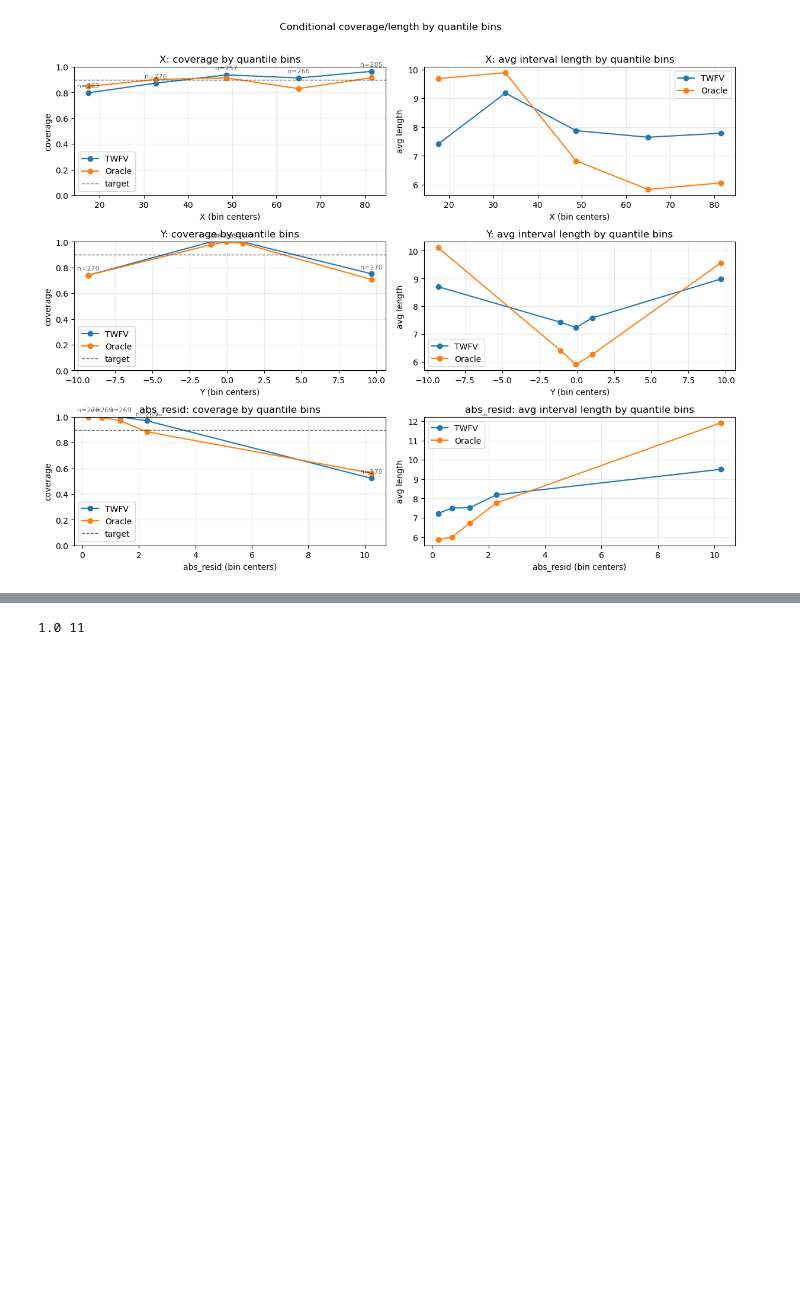
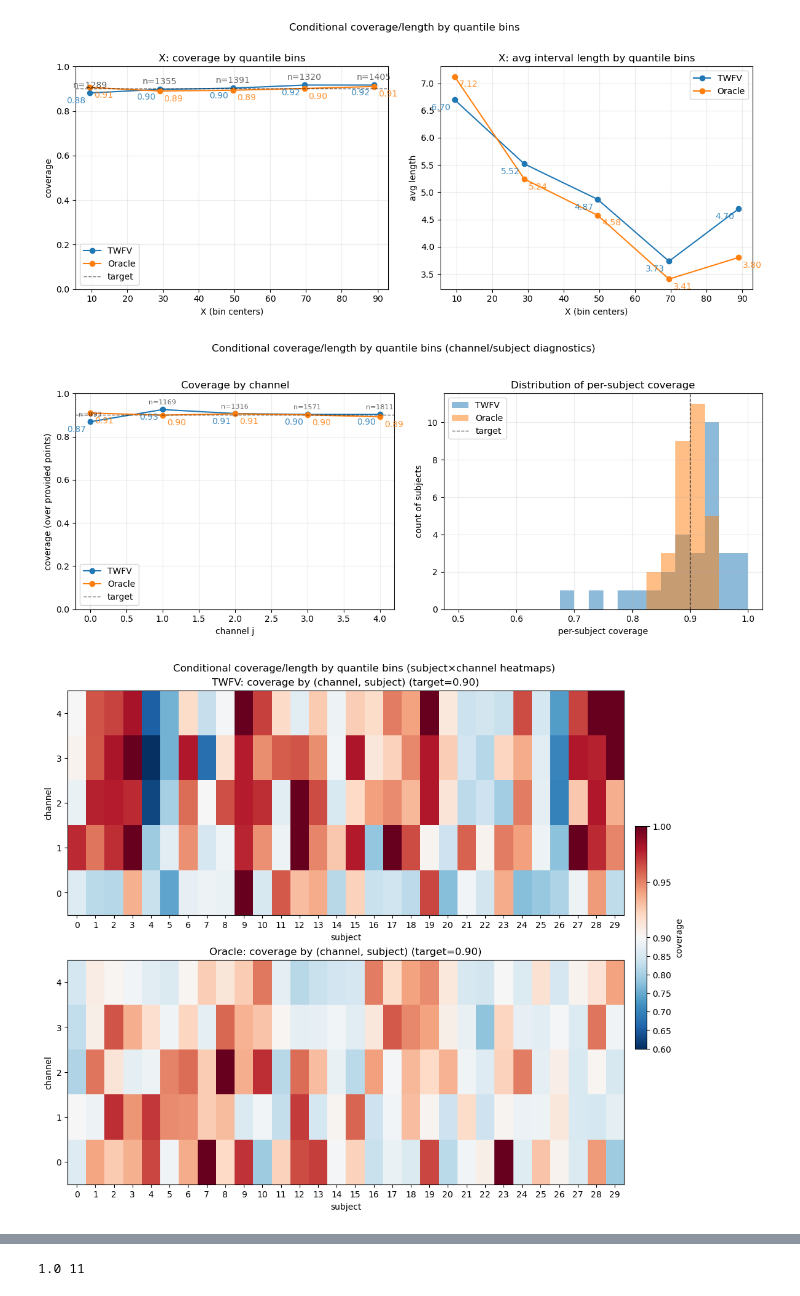
Before and after one commit to shookie13/latent_factor_conformal, a Jupyter notebook: run.ipynb, the cells around one changed output, grey strips where cells are left out. Saved outputs shown, nothing was run; the diff lists cells and outputs as text; code cells hidden in the pictures; blank space fills up the shorter version.

```diff
--- a/run.ipynb
+++ b/run.ipynb
@@ -74,0 +87,2 @@ local_var_Y=local_var_Y_from_info(info)
+# %%
+local_var_Y=local_var_Y_from_info(info,print_i=0,print_t=30)
@@ -320,8 +380,8 @@ report_avg = conditional_interval_report(
 # %%
 lower_tmfv=tmfv_result[0]
 upper_tmfv=tmfv_result[1]
-covered = (Y_test_true >= lower_tmfv) & (Y_test_true <= upper_tmfv)
-cov_twfv = float(np.mean(covered)) if covered.size > 0 else float("nan")
+covered_tmfv = (Y_test_true >= lower_tmfv) & (Y_test_true <= upper_tmfv)
+cov_twfv = float(np.mean(covered_tmfv)) if covered_tmfv.size > 0 else float("nan")
 
 # arrays over test points (1D, same length)
 # y_test_true, lower, upper are required
@@ -344,6 +404,7 @@ intervals = cp.predict_interval_from_fit(test_idx, Y_test_fit, alpha=0.1)
 # --- 5) Evaluate coverage on masked entries ---
 lower = intervals[:, 0]
 upper = intervals[:, 1]
+covered_scp = (Y_test_true >= lower) & (Y_test_true <= upper)
 report_scp = conditional_interval_report(
     y_true=Y_test_true,
     lower=lower,
@@ -401,0 +557,27 @@ plot_compare_conditional_reports(
+# %%
+# from twfv import plot_compare_conditional_reports
+subj_test = np.zeros(test_idx.size, dtype=int)
+chan_test = np.zeros(test_idx.size, dtype=int)
+for n, k in enumerate(test_idx.tolist()):
+    i, j, t = unflatten(int(k), I, J, T)
+    subj_test[n] = i
+    chan_test[n] = j
+
+plot_compare_conditional_reports(
+    report_tmfv,
+    report_scp,
+    label_a="TWFV",
+    label_b="SCP",
+    keys=("X"),   # whichever you computed
+    alpha_target=0.1,              # draws target coverage line at 0.9
+    title="Conditional coverage/length by quantile bins",
+    channel_ids=chan_test,
+    subject_ids=subj_test,
+    covered_a=covered_tmfv,   # bool (n_test,)
+    covered_b=covered_scp,
+    save_plots=False,
+    save_basename="twfv_vs_scp",
+    heatmap_style="contourf",
+    heatmap_levels= 20,
+    heatmap_upsample = 2,
+)
@@ -402,15 +588,23 @@ plot_compare_conditional_reports(
 # %%
 plot_compare_conditional_reports(
     report_tmfv,
     report_oracle,
     label_a="TWFV",
     label_b="Oracle",
-    keys=("X", "Y", "abs_resid"),   # whichever you computed
+    keys=("X"),   # whichever you computed
     alpha_target=0.1,              # draws target coverage line at 0.9
     title="Conditional coverage/length by quantile bins",
+    channel_ids=chan_test,
+    subject_ids=subj_test,
+    covered_a=covered_tmfv,   # bool (n_test,)
+    covered_b=covered_oracle,
+    save_plots=False,
+    save_basename="twfv_vs_oracle",
 )
 # %% [output]
-[figure, old version]
+[figure, new version]
+[figure, added]
+[figure, added]
 # %%
 plot_compare_conditional_reports(
     report_tmfv,
```
Also changed, not shown: parts of 27 cells of this notebook, 13 other files.
